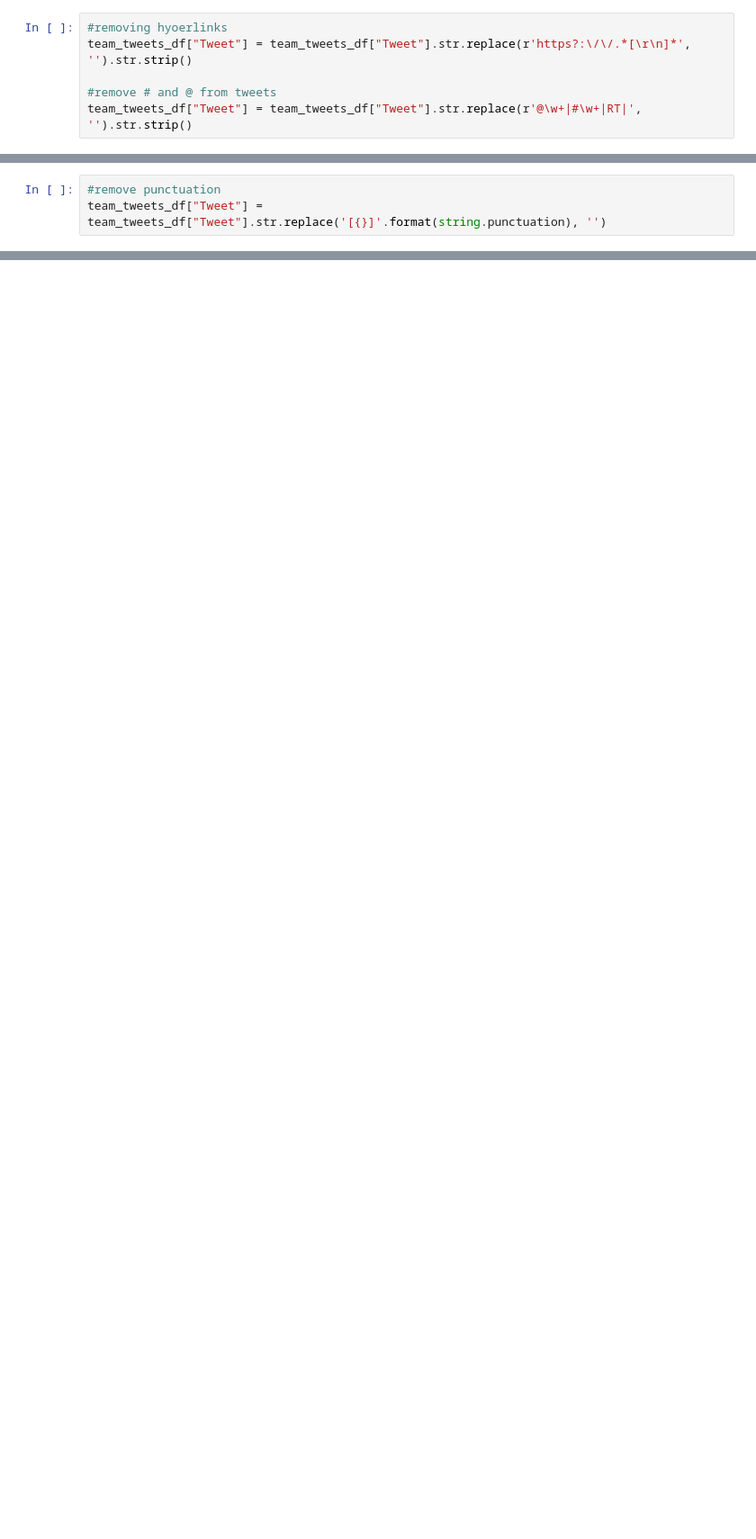
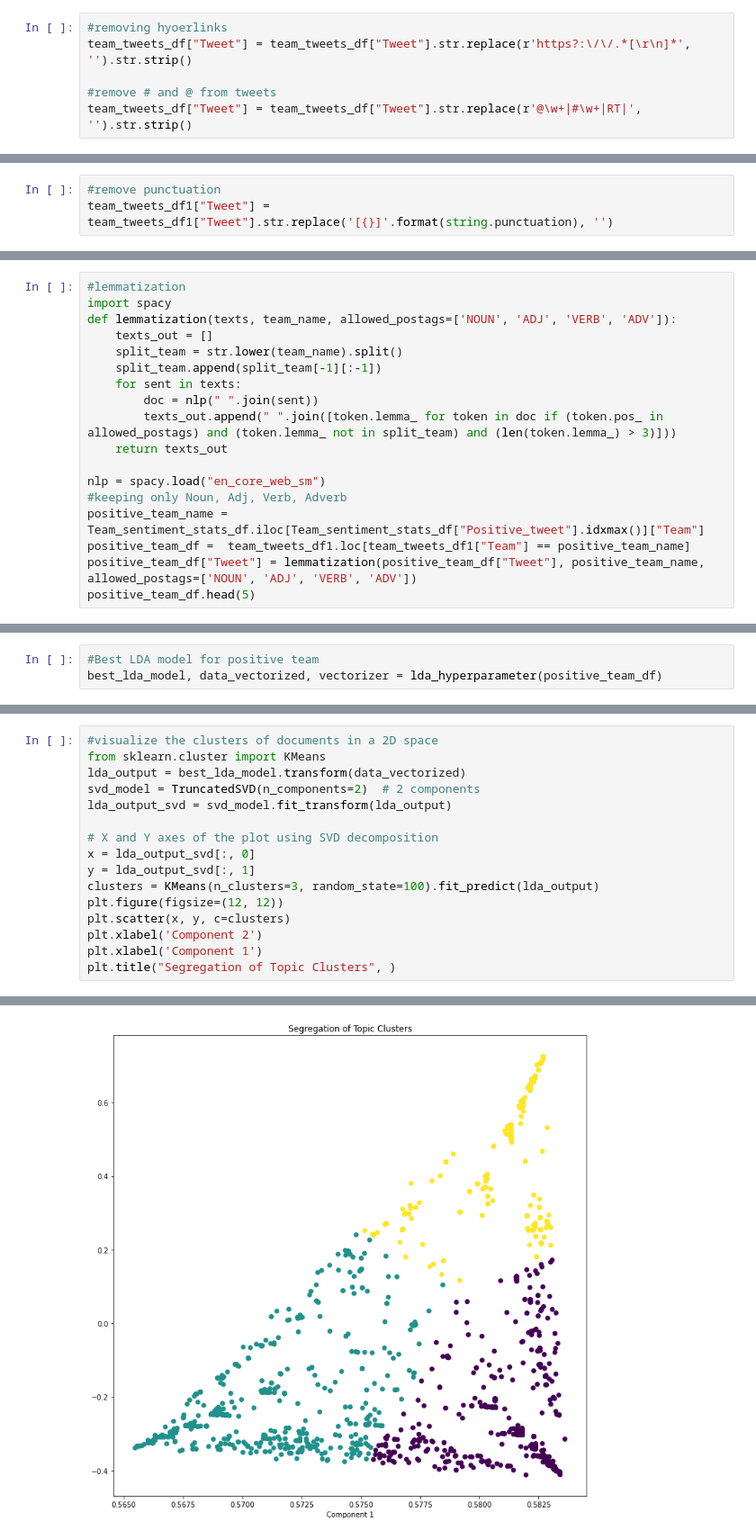
Before and after one commit to aadityapanchal/NHL-Analytics, a Jupyter notebook: Tweet_Sentiment_analysis.ipynb, the cells around one changed output, grey strips where cells are left out. Shown at 90% size. Drawn from its saved outputs; the diff is of its cells as text; blank space fills up the shorter version.

Commit message:
Twitter scripts and data

```diff
--- a/Tweet_Sentiment_analysis.ipynb
+++ b/Tweet_Sentiment_analysis.ipynb
@@ -207,3 +135,0 @@ print(test)
-# %%
-#remove punctuation
-team_tweets_df["Tweet"] = team_tweets_df["Tweet"].str.replace('[{}]'.format(string.punctuation), '')
@@ -397,0 +247,3 @@ plt.title("Segregation of Topic Clusters", )
+# %%
+#remove punctuation
+team_tweets_df1["Tweet"] = team_tweets_df1["Tweet"].str.replace('[{}]'.format(string.punctuation), '')
@@ -397,0 +276,18 @@ plt.title("Segregation of Topic Clusters", )
+# %%
+#lemmatization
+import spacy
+def lemmatization(texts, team_name, allowed_postags=['NOUN', 'ADJ', 'VERB', 'ADV']):
+    texts_out = []
+    split_team = str.lower(team_name).split()
+    split_team.append(split_team[-1][:-1])
+    for sent in texts:
+        doc = nlp(" ".join(sent))
+        texts_out.append(" ".join([token.lemma_ for token in doc if (token.pos_ in allowed_postags) and (token.lemma_ not in split_team) and (len(token.lemma_) > 3)]))
+    return texts_out
+
+nlp = spacy.load("en_core_web_sm")
+#keeping only Noun, Adj, Verb, Adverb
+positive_team_name = Team_sentiment_stats_df.iloc[Team_sentiment_stats_df["Positive_tweet"].idxmax()]["Team"]
+positive_team_df =  team_tweets_df1.loc[team_tweets_df1["Team"] == positive_team_name]
+positive_team_df["Tweet"] = lemmatization(positive_team_df["Tweet"], positive_team_name, allowed_postags=['NOUN', 'ADJ', 'VERB', 'ADV'])
+positive_team_df.head(5)
@@ -397,0 +360,3 @@ plt.title("Segregation of Topic Clusters", )
+# %%
+#Best LDA model for positive team
+best_lda_model, data_vectorized, vectorizer = lda_hyperparameter(positive_team_df)
@@ -397,0 +422,17 @@ plt.title("Segregation of Topic Clusters", )
+# %%
+#visualize the clusters of documents in a 2D space
+from sklearn.cluster import KMeans
+lda_output = best_lda_model.transform(data_vectorized)
+svd_model = TruncatedSVD(n_components=2)  # 2 components
+lda_output_svd = svd_model.fit_transform(lda_output)
+
+# X and Y axes of the plot using SVD decomposition
+x = lda_output_svd[:, 0]
+y = lda_output_svd[:, 1]
+clusters = KMeans(n_clusters=3, random_state=100).fit_predict(lda_output)
+plt.figure(figsize=(12, 12))
+plt.scatter(x, y, c=clusters)
+plt.xlabel('Component 2')
+plt.xlabel('Component 1')
+plt.title("Segregation of Topic Clusters", )
+# %% [output]
@@ -397,0 +440 @@ plt.title("Segregation of Topic Clusters", )
+[figure, added]
```
Also changed, not shown: parts of 59 cells of this notebook, 11 other files.
